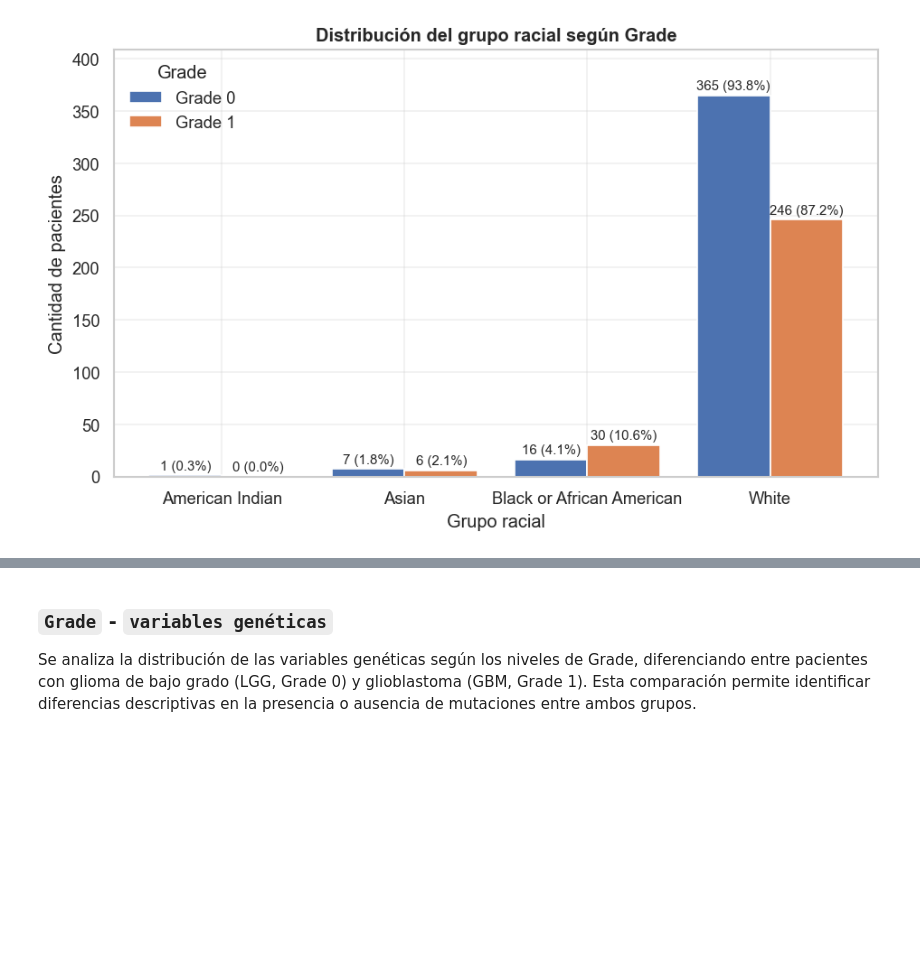
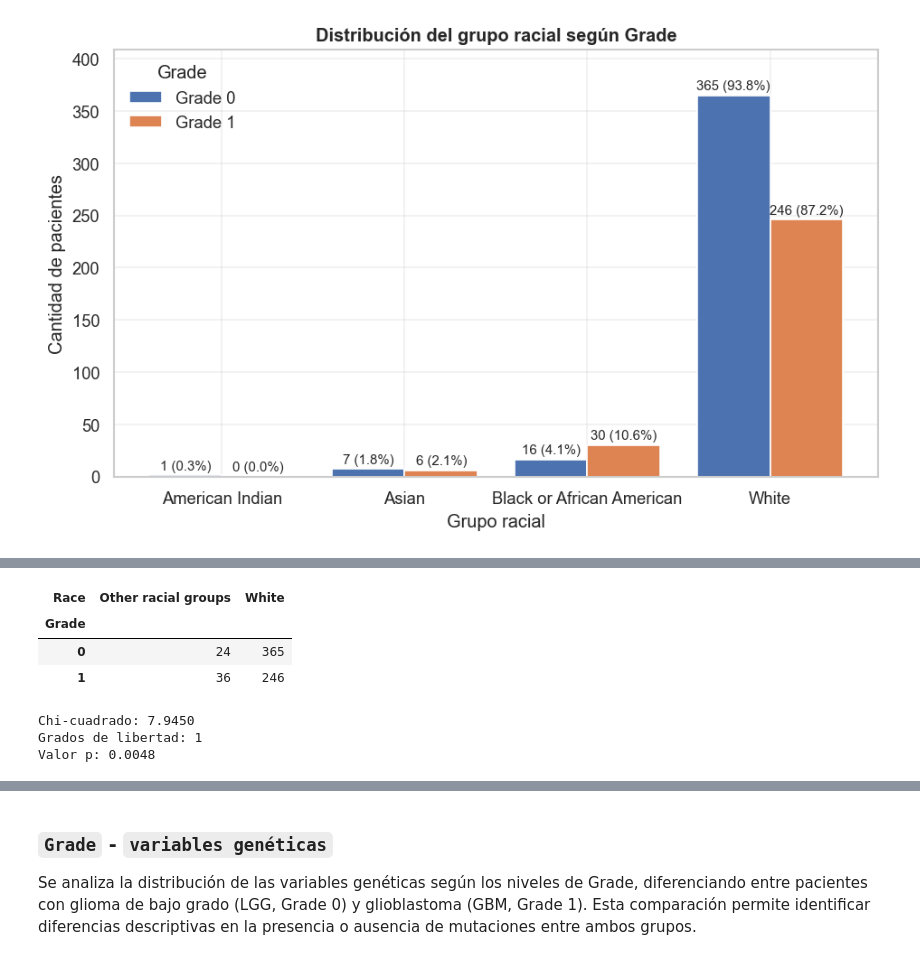
Before and after one commit to Alej0126/Jbook_dataviz, a Jupyter notebook: docs/_build/jupyter_execute/notebooks.ipynb, the cells around one changed output, grey strips where cells are left out. Saved outputs shown, nothing was run; the diff lists cells and outputs as text; code cells hidden in the pictures; blank space fills up the shorter version.

```diff
--- a/docs/_build/jupyter_execute/notebooks.ipynb
+++ b/docs/_build/jupyter_execute/notebooks.ipynb
@@ -941,0 +972,36 @@ Debido a que existen frecuencias esperadas muy pequeñas, no se recomienda utili
+# %%
+race_agrupada = train_data["Race"].map({
+    0: "White",
+    1: "Other racial groups",
+    2: "Other racial groups",
+    3: "Other racial groups"
+})
+
+tabla_race = pd.crosstab(
+    train_data["Grade"],
+    race_agrupada
+)
+
+tabla_race
+# %% [output]
+| Race | Other racial groups | White |
+| Grade |  |  |
+| 0 | 24 | 365 |
+| 1 | 36 | 246 |
+# %%
+tabla_race = pd.crosstab(
+    train_data["Grade"],
+    race_agrupada
+)
+
+chi2, p_valor, grados_libertad, frecuencias_esperadas = chi2_contingency(
+    tabla_race
+)
+
+print(f"Chi-cuadrado: {chi2:.4f}")
+print(f"Grados de libertad: {grados_libertad}")
+print(f"Valor p: {p_valor:.4f}")
+# %% [output]
+Chi-cuadrado: 7.9450
+Grados de libertad: 1
+Valor p: 0.0048
```
Also changed, not shown: parts of 19 cells of this notebook, 9 other files.
